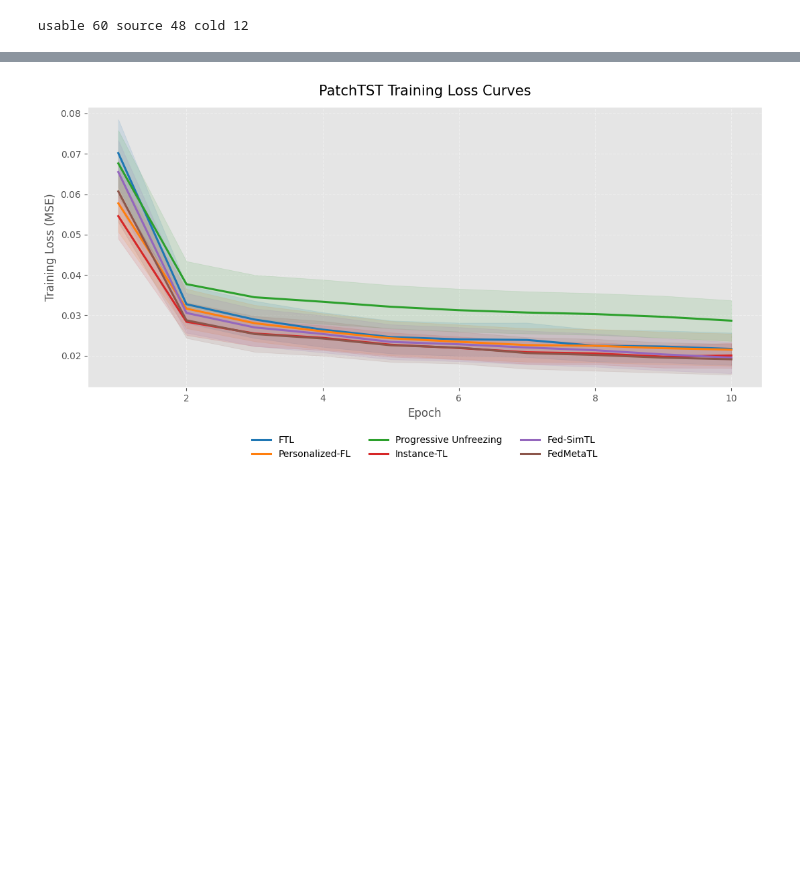
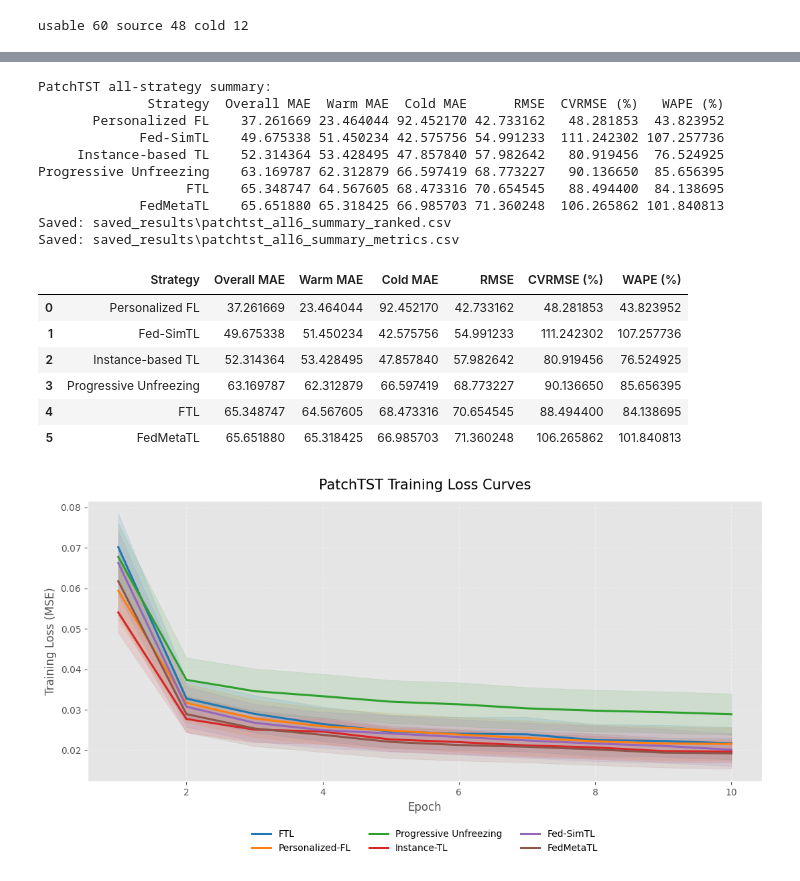
Before and after one commit to tamararistovska/FTL_Smart_Building_Energy_Prediction, a Jupyter notebook: 06_patchtst.ipynb, the cells around one changed output, grey strips where cells are left out. Drawn from its saved outputs; the diff is of its cells as text; code cells hidden in the pictures; blank space fills up the shorter version.

```diff
--- a/06_patchtst.ipynb
+++ b/06_patchtst.ipynb
@@ -633,50 +651,108 @@ display(all_results.head())
 | 3 | FTL | 228 | False | 13.449188 | 14.583822 | 48.440125 | 44.671436 |
 | 4 | FTL | 231 | True | 9.794793 | 11.609292 | 14.859721 | 12.537191 |
 # %%
-# Summary tables: compact ranked view + split-level details
+
 def mean_or_nan(s):
     return float(s.mean()) if len(s) else np.nan
 
+# Display names for cleaner table output
+strategy_display_names = {
+    'FTL': 'FTL',
+    'Personalized-FL': 'Personalized FL',
+    'Progressive Unfreezing': 'Progressive Unfreezing',
+    'Instance-TL': 'Instance-based TL',
+    'Fed-SimTL': 'Fed-SimTL',
+    'FedMetaTL': 'FedMetaTL'
+}
+
 compact_rows = []
 split_rows = []
-strategy_order = ['FTL', 'Personalized-FL', 'Progressive Unfreezing', 'Instance-TL', 'Fed-SimTL', 'FedMetaTL']
+
+strategy_order = [
+    'FTL',
+    'Personalized-FL',
+    'Progressive Unfreezing',
+    'Instance-TL',
+    'Fed-SimTL',
+    'FedMetaTL'
+]
+
 for s in strategy_order:
     d = all_results[all_results['Strategy'] == s]
+
     if d.empty:
         continue
 
     warm = d[~d['cold_start']]
     cold = d[d['cold_start']]
+
     compact_rows.append({
         'Strategy': strategy_display_names.get(s, s),
         'Overall MAE': mean_or_nan(d['mae']),
         'Warm MAE': mean_or_nan(warm['mae']),
         'Cold MAE': mean_or_nan(cold['mae']),
         'RMSE': mean_or_nan(d['rmse']),
         'CVRMSE (%)': mean_or_nan(d['cvrmse']),
         'WAPE (%)': mean_or_nan(d['wape']),
     })
-    for split_name, split_df in [('Overall', d), ('Warm-start', warm), ('Cold-start', cold)]:
+
+    for split_name, split_df in [
+        ('Overall', d),
+        ('Warm-start', warm),
+        ('Cold-start', cold)
+    ]:
         split_rows.append({
             'Strategy': strategy_display_names.get(s, s),
             'Split': split_name,
             'mae': mean_or_nan(split_df['mae']),
             'rmse': mean_or_nan(split_df['rmse']),
             'cvrmse': mean_or_nan(split_df['cvrmse']),
             'wape': mean_or_nan(split_df['wape']),
         })
 
-summary_patchtst = pd.DataFrame(compact_rows).sort_values('Overall MAE').reset_index(drop=True)
+summary_patchtst = (
+    pd.DataFrame(compact_rows)
+    .sort_values('Overall MAE')
+    .reset_index(drop=True)
+)
+
 summary_df = pd.DataFrame(split_rows)
 
-summary_patchtst.to_csv(RESULTS_DIR / 'patchtst_all6_summary_ranked.csv', index=False)
-summary_df.to_csv(RESULTS_DIR / 'patchtst_all6_summary_metrics.csv', index=False)
+summary_patchtst.to_csv(
+    RESULTS_DIR / 'patchtst_all6_summary_ranked.csv',
+    index=False
+)
+
+summary_df.to_csv(
+    RESULTS_DIR / 'patchtst_all6_summary_metrics.csv',
+    index=False
+)
 
 print('\nPatchTST all-strategy summary:')
 print(summary_patchtst.to_string(index=False))
+
 print('Saved:', RESULTS_DIR / 'patchtst_all6_summary_ranked.csv')
 print('Saved:', RESULTS_DIR / 'patchtst_all6_summary_metrics.csv')
+
 display(summary_patchtst)
+# %% [output]
+PatchTST all-strategy summary:
+              Strategy  Overall MAE  Warm MAE  Cold MAE      RMSE  CVRMSE (%)   WAPE (%)
+       Personalized FL    37.261669 23.464044 92.452170 42.733162   48.281853  43.823952
+             Fed-SimTL    49.675338 51.450234 42.575756 54.991233  111.242302 107.257736
+     Instance-based TL    52.314364 53.428495 47.857840 57.982642   80.919456  76.524925
+Progressive Unfreezing    63.169787 62.312879 66.597419 68.773227   90.136650  85.656395
+                   FTL    65.348747 64.567605 68.473316 70.654545   88.494400  84.138695
+             FedMetaTL    65.651880 65.318425 66.985703 71.360248  106.265862 101.840813
+Saved: saved_results\patchtst_all6_summary_ranked.csv
+Saved: saved_results\patchtst_all6_summary_metrics.csv
+|  | Strategy | Overall MAE | Warm MAE | Cold MAE | RMSE | CVRMSE (%) | WAPE (%) |
+| 0 | Personalized FL | 37.261669 | 23.464044 | 92.452170 | 42.733162 | 48.281853 | 43.823952 |
+| 1 | Fed-SimTL | 49.675338 | 51.450234 | 42.575756 | 54.991233 | 111.242302 | 107.257736 |
+| 2 | Instance-based TL | 52.314364 | 53.428495 | 47.857840 | 57.982642 | 80.919456 | 76.524925 |
+| 3 | Progressive Unfreezing | 63.169787 | 62.312879 | 66.597419 | 68.773227 | 90.136650 | 85.656395 |
+| 4 | FTL | 65.348747 | 64.567605 | 68.473316 | 70.654545 | 88.494400 | 84.138695 |
+| 5 | FedMetaTL | 65.651880 | 65.318425 | 66.985703 | 71.360248 | 106.265862 | 101.840813 |
 # %%
 # Loss-curve figure for PatchTST (6 strategies)
 order = ['FTL','Personalized-FL','Progressive Unfreezing','Instance-TL','Fed-SimTL','FedMetaTL']
@@ -715,7 +791,7 @@ plt.tight_layout()
 plt.savefig('patchtst_loss_curves_all6.png', dpi=300, bbox_inches='tight')
 plt.show()
 # %% [output]
-[figure, old version]
+[figure, new version]
 # %%
 # Standardized export for multi-seed aggregation (PatchTST)
 from pathlib import Path
```
Also changed, not shown: parts of 4 cells of this notebook, 2 other files.
